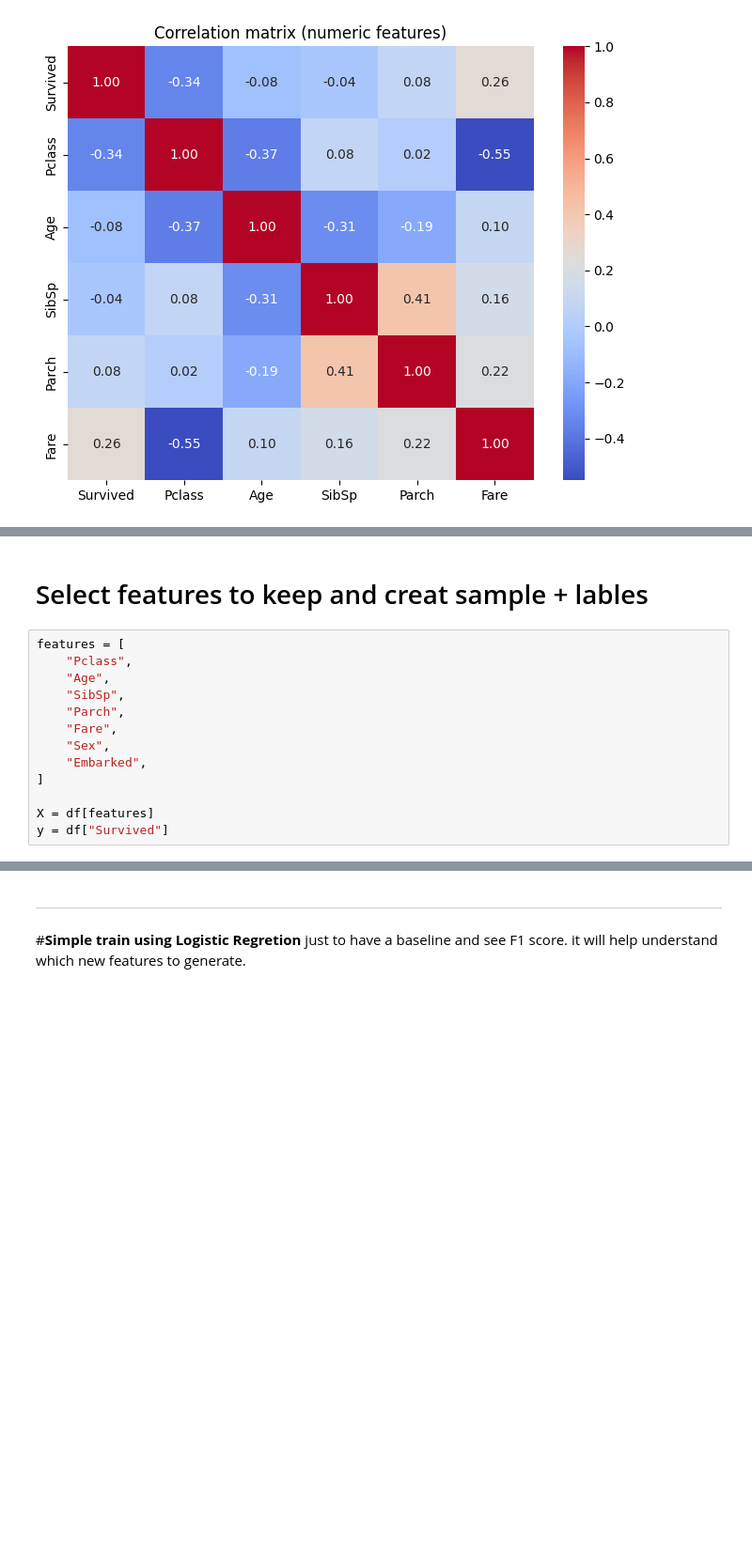
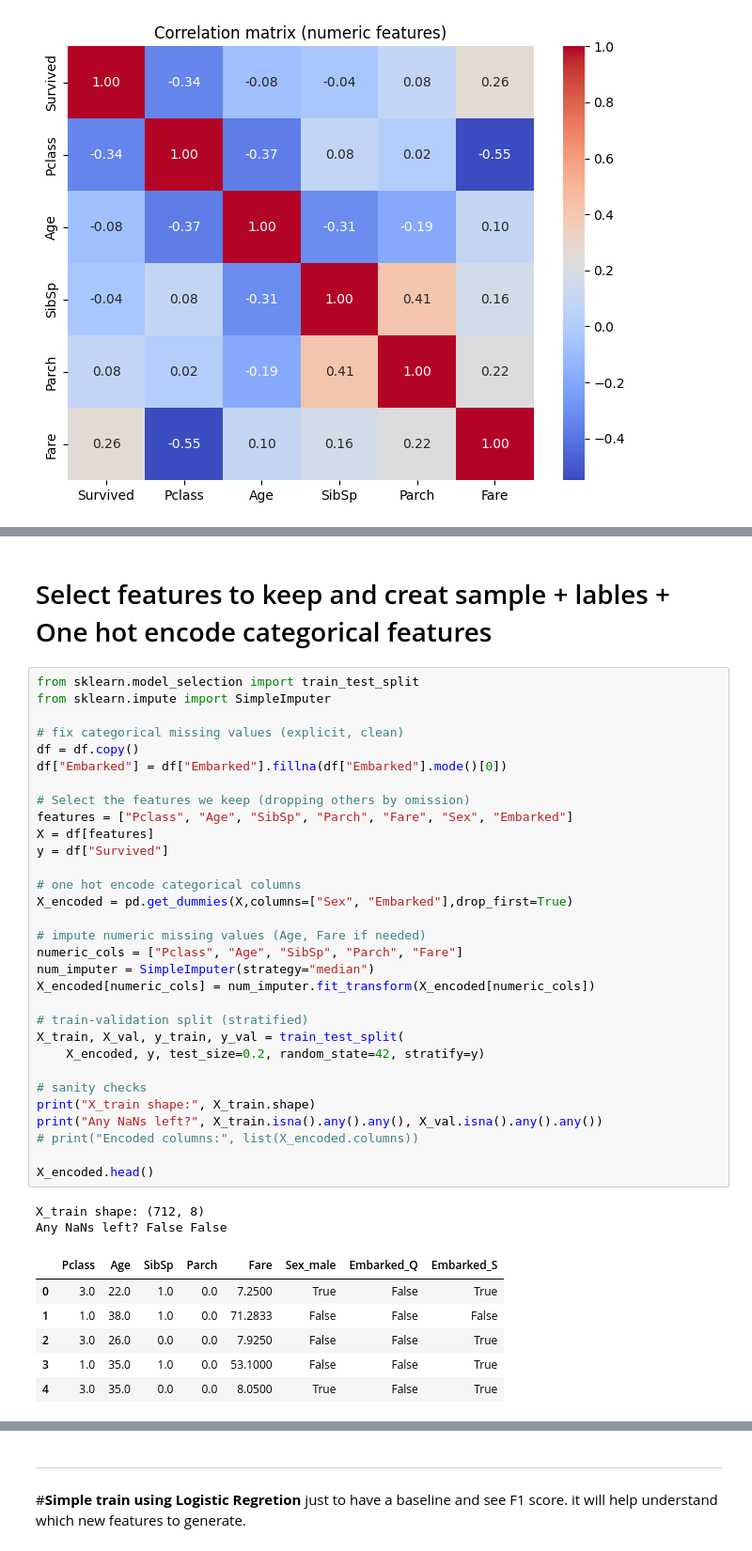
Before and after one commit to womeramichay/elta_home_assignment, a Jupyter notebook: notebooks/eda.ipynb, the cells around one changed output, grey strips where cells are left out. Shown: that part at 94% size. Saved outputs shown, nothing was run; the diff lists cells and outputs as text; blank space fills up the shorter version.

```diff
--- a/notebooks/eda.ipynb
+++ b/notebooks/eda.ipynb
@@ -155,15 +162,42 @@ After reviewing the EDA results and the correlation heatmap, I decided to drop t
 # %% [markdown]
-# Select features to keep and creat sample + lables
+# Select features to keep and creat sample + lables + One hot encode categorical features
 # %%
-features = [
-    "Pclass",
-    "Age",
-    "SibSp",
-    "Parch",
-    "Fare",
-    "Sex",
-    "Embarked",
-]
+from sklearn.model_selection import train_test_split
+from sklearn.impute import SimpleImputer
 
+# fix categorical missing values (explicit, clean)
+df = df.copy()
+df["Embarked"] = df["Embarked"].fillna(df["Embarked"].mode()[0])
+
+# Select the features we keep (dropping others by omission)
+features = ["Pclass", "Age", "SibSp", "Parch", "Fare", "Sex", "Embarked"]
 X = df[features]
 y = df["Survived"]
+
+# one hot encode categorical columns
+X_encoded = pd.get_dummies(X,columns=["Sex", "Embarked"],drop_first=True)
+
+# impute numeric missing values (Age, Fare if needed)
+numeric_cols = ["Pclass", "Age", "SibSp", "Parch", "Fare"]
+num_imputer = SimpleImputer(strategy="median")
+X_encoded[numeric_cols] = num_imputer.fit_transform(X_encoded[numeric_cols])
+
+# train-validation split (stratified)
+X_train, X_val, y_train, y_val = train_test_split(
+    X_encoded, y, test_size=0.2, random_state=42, stratify=y)
+
+# sanity checks
+print("X_train shape:", X_train.shape)
+print("Any NaNs left?", X_train.isna().any().any(), X_val.isna().any().any())
+# print("Encoded columns:", list(X_encoded.columns))
+
+X_encoded.head()
+# %% [output]
+X_train shape: (712, 8)
+Any NaNs left? False False
+|  | Pclass | Age | SibSp | Parch | Fare | Sex_male | Embarked_Q | Embarked_S |
+| 0 | 3.0 | 22.0 | 1.0 | 0.0 | 7.2500 | True | False | True |
+| 1 | 1.0 | 38.0 | 1.0 | 0.0 | 71.2833 | False | False | False |
+| 2 | 3.0 | 26.0 | 0.0 | 0.0 | 7.9250 | False | False | True |
+| 3 | 1.0 | 35.0 | 1.0 | 0.0 | 53.1000 | False | False | True |
+| 4 | 3.0 | 35.0 | 0.0 | 0.0 | 8.0500 | True | False | True |
```
Also changed, not shown: parts of 9 cells of this notebook.
